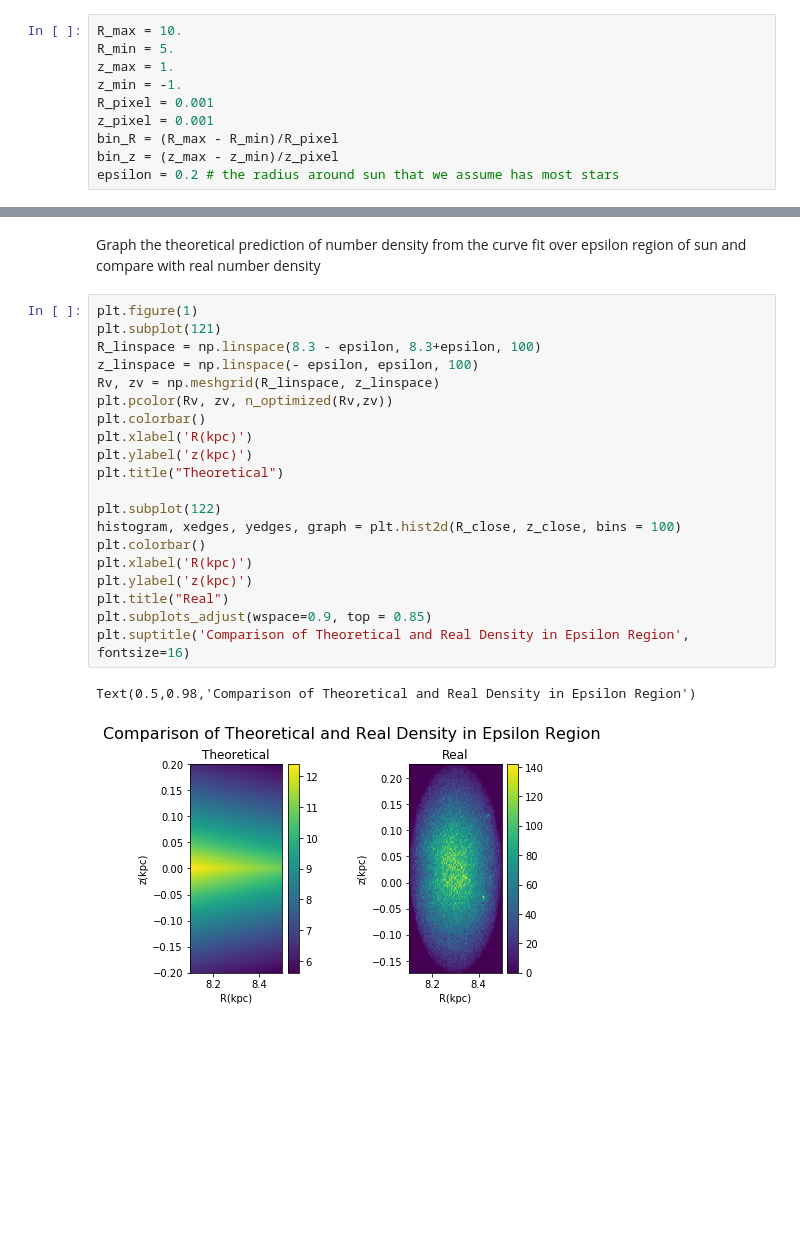
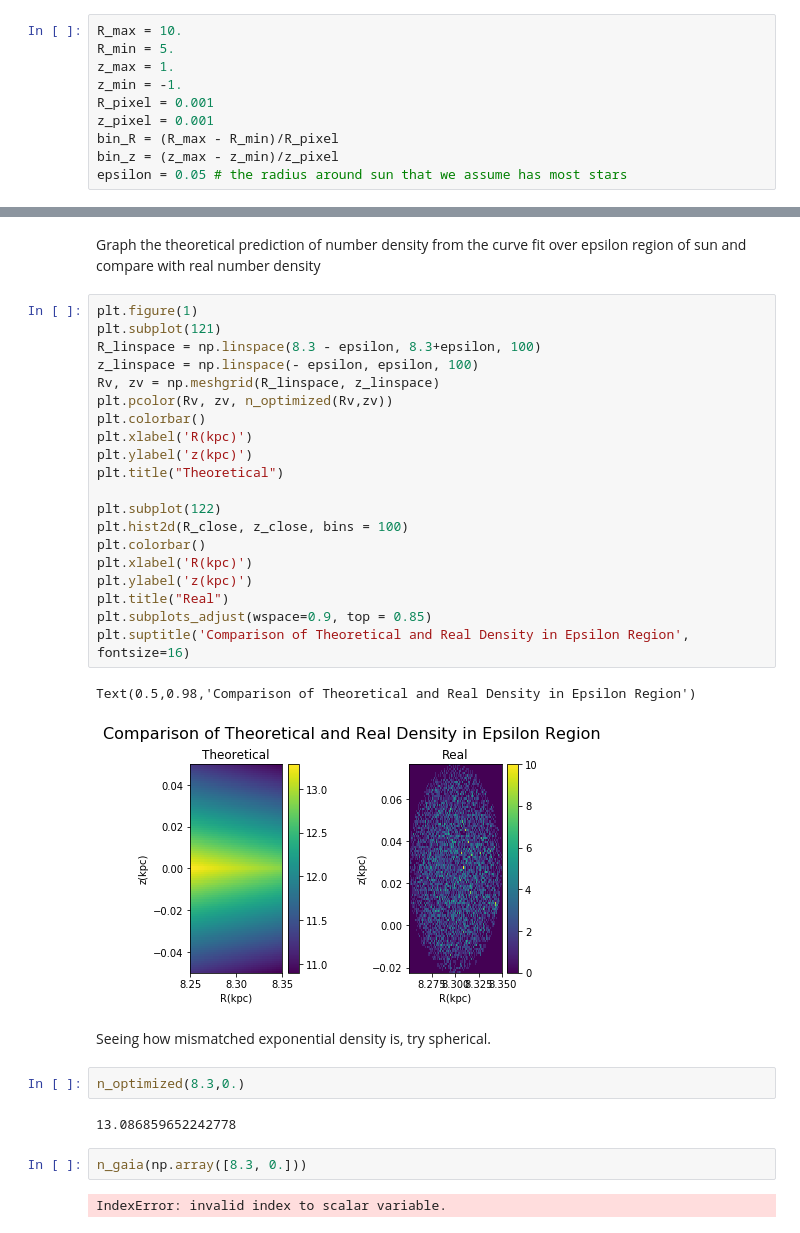
Before and after one commit to mwbub/Gaia-I3, a Jupyter notebook: Code/mock_data/sampling/selection function.ipynb, the cells around one changed output, grey strips where cells are left out. Drawn from its saved outputs; the diff is of its cells as text; blank space fills up the shorter version.

```diff
--- a/Code/mock_data/sampling/selection function.ipynb
+++ b/Code/mock_data/sampling/selection function.ipynb
@@ -17,7 +17,7 @@ R_pixel = 0.001
 z_pixel = 0.001
 bin_R = (R_max - R_min)/R_pixel
 bin_z = (z_max - z_min)/z_pixel
-epsilon = 0.2 # the radius around sun that we assume has most stars
+epsilon = 0.05 # the radius around sun that we assume has most stars
 # %%
 print(bin_R)
 print(bin_z)
@@ -108,23 +123,33 @@ Graph the theoretical prediction of number density from the curve fit over epsil
 # %%
 plt.figure(1)
 plt.subplot(121)
 R_linspace = np.linspace(8.3 - epsilon, 8.3+epsilon, 100)
 z_linspace = np.linspace(- epsilon, epsilon, 100)
 Rv, zv = np.meshgrid(R_linspace, z_linspace)
 plt.pcolor(Rv, zv, n_optimized(Rv,zv))
 plt.colorbar()
 plt.xlabel('R(kpc)')
 plt.ylabel('z(kpc)')
 plt.title("Theoretical")
 
 plt.subplot(122)
-histogram, xedges, yedges, graph = plt.hist2d(R_close, z_close, bins = 100)
+plt.hist2d(R_close, z_close, bins = 100)
 plt.colorbar()
 plt.xlabel('R(kpc)')
 plt.ylabel('z(kpc)')
 plt.title("Real")
 plt.subplots_adjust(wspace=0.9, top = 0.85)
 plt.suptitle('Comparison of Theoretical and Real Density in Epsilon Region', fontsize=16)
 # %% [output]
 Text(0.5,0.98,'Comparison of Theoretical and Real Density in Epsilon Region')
-[figure, old version]
+[figure, new version]
+# %% [markdown]
+Seeing how mismatched exponential density is, try spherical.
+# %%
+n_optimized(8.3,0.)
+# %% [output]
+13.086859652242778
+# %%
+n_gaia(np.array([8.3, 0.]))
+# %% [output]
+IndexError: invalid index to scalar variable.
```
Also changed, not shown: parts of 2 cells of this notebook.
